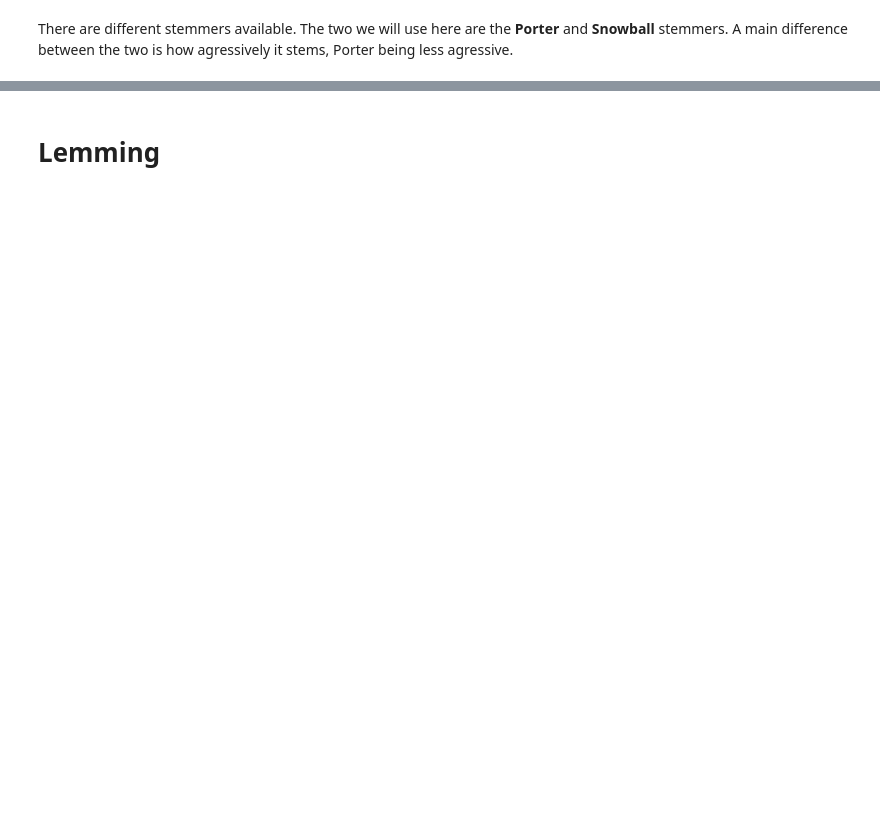
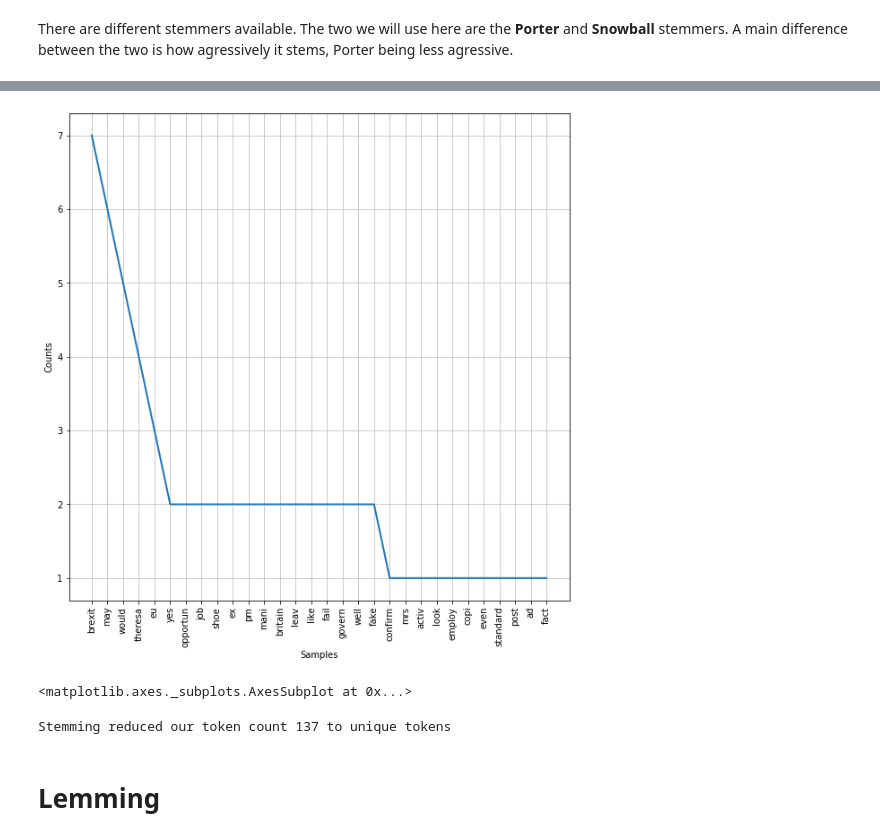
Before and after one commit to JJHick95/nlp_p1_chi-sea-dsc, a Jupyter notebook: index.ipynb, the cells around one changed output, grey strips where cells are left out. Drawn from its saved outputs; the diff is of its cells as text; code cells hidden in the pictures; blank space fills up the shorter version.

```diff
--- a/index.ipynb
+++ b/index.ipynb
@@ -86,3 +86,6 @@ X_train, X_test, y_train, y_test = None, None, None, None
+# %%
+from sklearn.model_selection import train_test_split
+X_train, X_test, y_train, y_test = train_test_split(X, y, random_state=42, test_size=.2)
 # %%
 # For demonstration purposes, we will perform a secondary train test split. In practice, we will apply a pipeline.
 
@@ -387,0 +371,3 @@ first_document
+# %%
+sample_doc = X_t.sample(random_state=42).values[0]
+sample_doc
@@ -428,9 +434,14 @@ first_doc = [p_stemmer.stem(word) for word in first_doc]
 # %%
-fdist = FreqDist(first_doc)
+fdist = FreqDist(sample_doc)
 plt.figure(figsize=(10,10))
 fdist.plot(30)
+# %% [output]
+[figure, added]
+<matplotlib.axes._subplots.AxesSubplot at 0x...>
 # %%
-print(f'Stemming did not reduce our token count: {len(set(first_doc))} unique tokens')
+print(f'Stemming reduced our token count {len(set(sample_doc))} to unique tokens')
+# %% [output]
+Stemming reduced our token count 137 to unique tokens
 # %% [markdown]
 # Lemming
 # %% [markdown]
```
Also changed, not shown: parts of 94 cells of this notebook, 5 other files.
